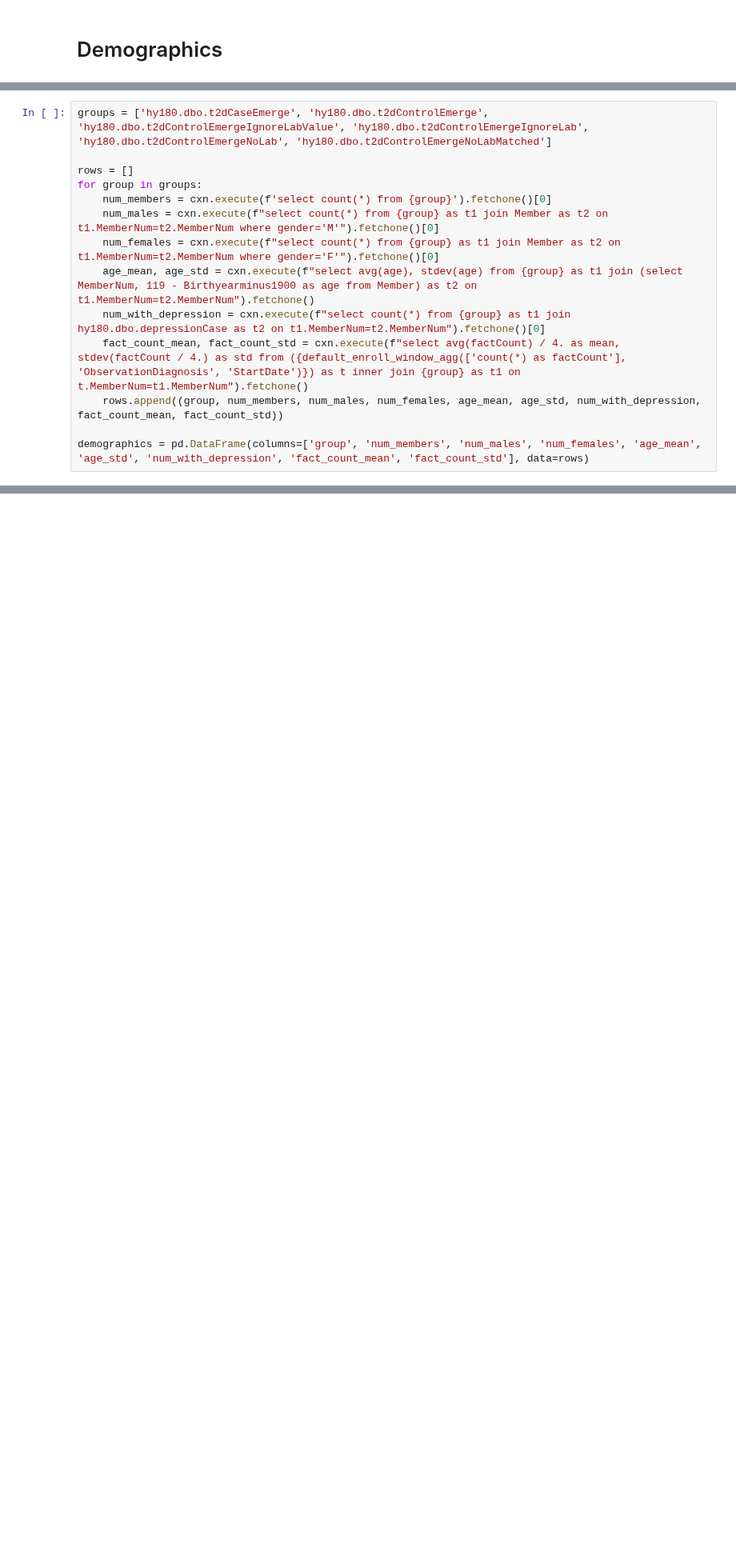
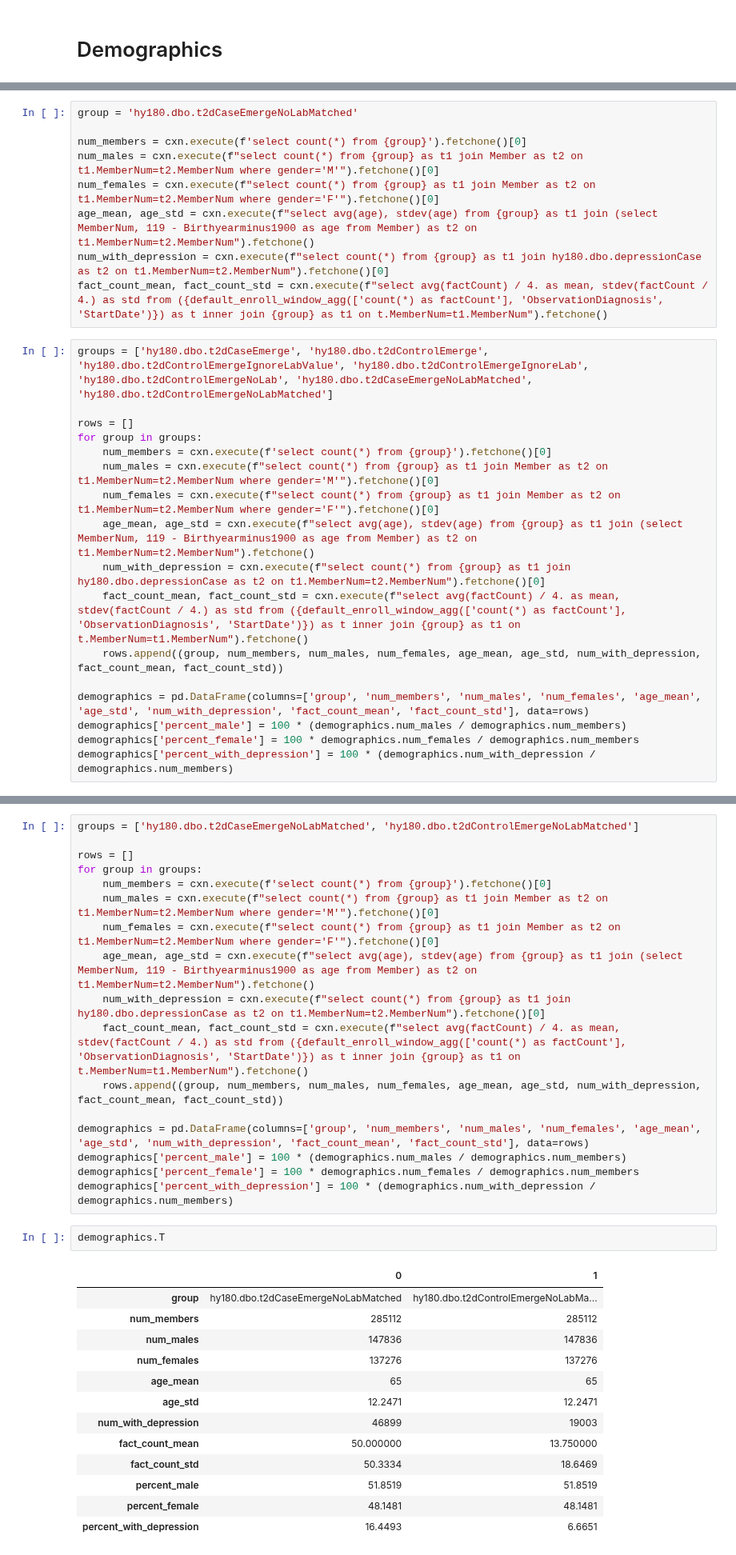
Before and after one commit to brettbj/association-robustness, a Jupyter notebook: Paper figs.ipynb, the cells around one changed output, grey strips where cells are left out. Shown at 80% size. Cells and saved outputs as stored; diff of their text form; blank space fills up the shorter version.

```diff
--- a/Paper figs.ipynb
+++ b/Paper figs.ipynb
@@ -176,8 +223,17 @@ def default_enroll_window_agg(select_cols,
        f" on t1.{join_col}=t2.{join_col}"
        f" where {claim_date_col} between {enroll_date_col} and {window_date_col}"
        f" group by t1.{group_by_col}")
+# %%
+group = 'hy180.dbo.t2dCaseEmergeNoLabMatched'
+
+num_members = cxn.execute(f'select count(*) from {group}').fetchone()[0]
+num_males = cxn.execute(f"select count(*) from {group} as t1 join Member as t2 on t1.MemberNum=t2.MemberNum where gender='M'").fetchone()[0]
+num_females = cxn.execute(f"select count(*) from {group} as t1 join Member as t2 on t1.MemberNum=t2.MemberNum where gender='F'").fetchone()[0]
+age_mean, age_std = cxn.execute(f"select avg(age), stdev(age) from {group} as t1 join (select MemberNum, 119 - Birthyearminus1900 as age from Member) as t2 on t1.MemberNum=t2.MemberNum").fetchone()
+num_with_depression = cxn.execute(f"select count(*) from {group} as t1 join hy180.dbo.depressionCase as t2 on t1.MemberNum=t2.MemberNum").fetchone()[0]
+fact_count_mean, fact_count_std = cxn.execute(f"select avg(factCount) / 4. as mean, stdev(factCount / 4.) as std from ({default_enroll_window_agg(['count(*) as factCount'], 'ObservationDiagnosis', 'StartDate')}) as t inner join {group} as t1 on t.MemberNum=t1.MemberNum").fetchone()
 # %%
-groups = ['hy180.dbo.t2dCaseEmerge', 'hy180.dbo.t2dControlEmerge', 'hy180.dbo.t2dControlEmergeIgnoreLabValue', 'hy180.dbo.t2dControlEmergeIgnoreLab', 'hy180.dbo.t2dControlEmergeNoLab', 'hy180.dbo.t2dControlEmergeNoLabMatched']
+groups = ['hy180.dbo.t2dCaseEmerge', 'hy180.dbo.t2dControlEmerge', 'hy180.dbo.t2dControlEmergeIgnoreLabValue', 'hy180.dbo.t2dControlEmergeIgnoreLab', 'hy180.dbo.t2dControlEmergeNoLab', 'hy180.dbo.t2dCaseEmergeNoLabMatched', 'hy180.dbo.t2dControlEmergeNoLabMatched']
 
 rows = []
 for group in groups:
@@ -190,6 +246,9 @@ for group in groups:
     rows.append((group, num_members, num_males, num_females, age_mean, age_std, num_with_depression, fact_count_mean, fact_count_std))
 
 demographics = pd.DataFrame(columns=['group', 'num_members', 'num_males', 'num_females', 'age_mean', 'age_std', 'num_with_depression', 'fact_count_mean', 'fact_count_std'], data=rows)
+demographics['percent_male'] = 100 * (demographics.num_males / demographics.num_members)
+demographics['percent_female'] = 100 * demographics.num_females / demographics.num_members
+demographics['percent_with_depression'] = 100 * (demographics.num_with_depression / demographics.num_members)
 # %%
 demographics.T
 # %% [output]
@@ -202,0 +268,33 @@ demographics.T
+# %%
+groups = ['hy180.dbo.t2dCaseEmergeNoLabMatched', 'hy180.dbo.t2dControlEmergeNoLabMatched']
+
+rows = []
+for group in groups:
+    num_members = cxn.execute(f'select count(*) from {group}').fetchone()[0]
+    num_males = cxn.execute(f"select count(*) from {group} as t1 join Member as t2 on t1.MemberNum=t2.MemberNum where gender='M'").fetchone()[0]
+    num_females = cxn.execute(f"select count(*) from {group} as t1 join Member as t2 on t1.MemberNum=t2.MemberNum where gender='F'").fetchone()[0]
+    age_mean, age_std = cxn.execute(f"select avg(age), stdev(age) from {group} as t1 join (select MemberNum, 119 - Birthyearminus1900 as age from Member) as t2 on t1.MemberNum=t2.MemberNum").fetchone()
+    num_with_depression = cxn.execute(f"select count(*) from {group} as t1 join hy180.dbo.depressionCase as t2 on t1.MemberNum=t2.MemberNum").fetchone()[0]
+    fact_count_mean, fact_count_std = cxn.execute(f"select avg(factCount) / 4. as mean, stdev(factCount / 4.) as std from ({default_enroll_window_agg(['count(*) as factCount'], 'ObservationDiagnosis', 'StartDate')}) as t inner join {group} as t1 on t.MemberNum=t1.MemberNum").fetchone()
+    rows.append((group, num_members, num_males, num_females, age_mean, age_std, num_with_depression, fact_count_mean, fact_count_std))
+
+demographics = pd.DataFrame(columns=['group', 'num_members', 'num_males', 'num_females', 'age_mean', 'age_std', 'num_with_depression', 'fact_count_mean', 'fact_count_std'], data=rows)
+demographics['percent_male'] = 100 * (demographics.num_males / demographics.num_members)
+demographics['percent_female'] = 100 * demographics.num_females / demographics.num_members
+demographics['percent_with_depression'] = 100 * (demographics.num_with_depression / demographics.num_members)
+# %%
+demographics.T
+# %% [output]
+|  | 0 | 1 |
+| group | hy180.dbo.t2dCaseEmergeNoLabMatched | hy180.dbo.t2dControlEmergeNoLabMa... |
+| num_members | 285112 | 285112 |
+| num_males | 147836 | 147836 |
+| num_females | 137276 | 137276 |
+| age_mean | 65 | 65 |
+| age_std | 12.2471 | 12.2471 |
+| num_with_depression | 46899 | 19003 |
+| fact_count_mean | 50.000000 | 13.750000 |
+| fact_count_std | 50.3334 | 18.6469 |
+| percent_male | 51.8519 | 51.8519 |
+| percent_female | 48.1481 | 48.1481 |
+| percent_with_depression | 16.4493 | 6.6651 |
```
Also changed, not shown: parts of 5 cells of this notebook.
